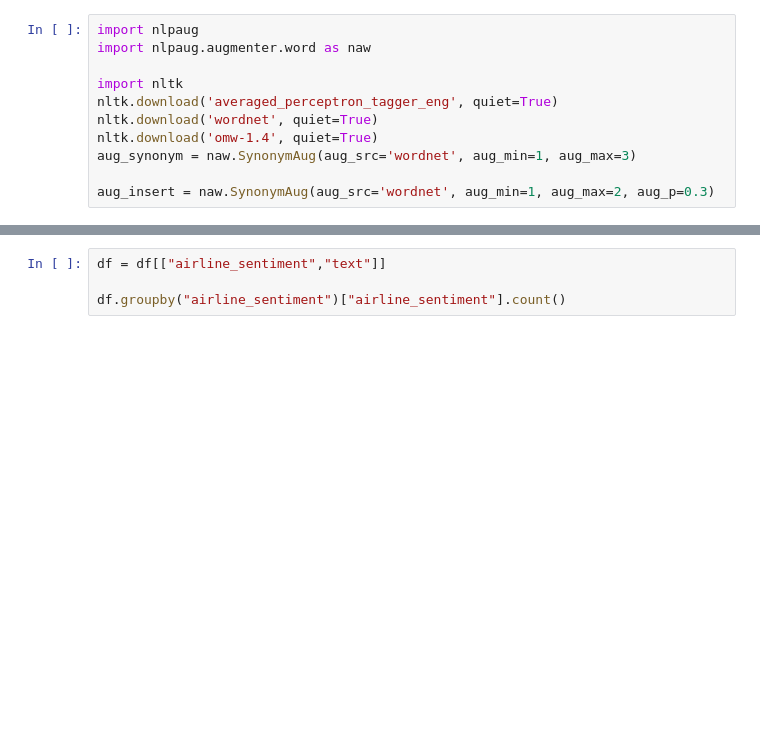
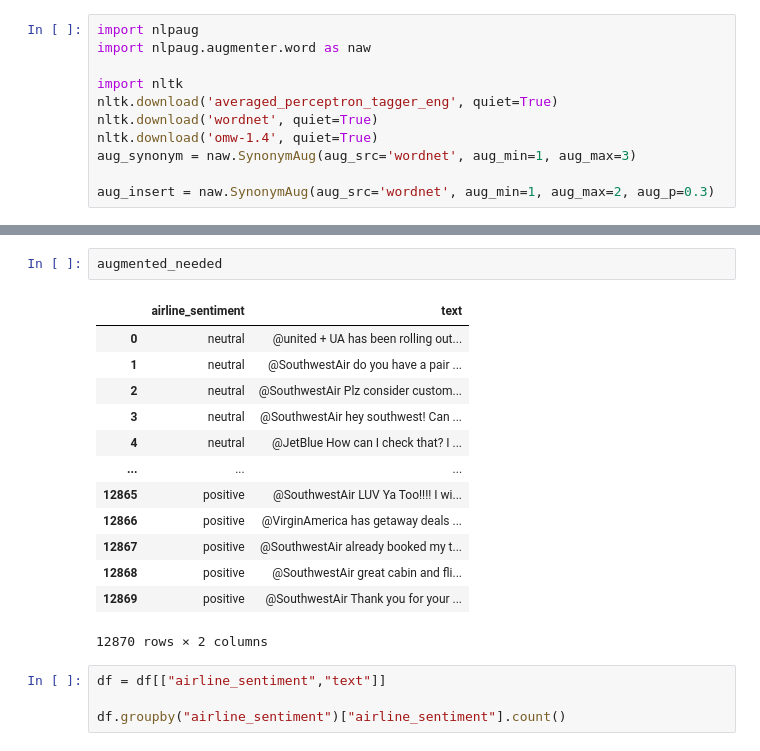
Before and after one commit to zakariaelkahri/AeroStream-Analytics, a Jupyter notebook: notebook/2_aug_imb.ipynb, the cells around one changed output, grey strips where cells are left out. Cells and saved outputs as stored; diff of their text form; blank space fills up the shorter version.

```diff
--- a/notebook/2_aug_imb.ipynb
+++ b/notebook/2_aug_imb.ipynb
@@ -107,3 +110,19 @@ Augmentation targets:
+# %%
+augmented_needed
+# %% [output]
+|  | airline_sentiment | text |
+| 0 | neutral | @united + UA has been rolling out... |
+| 1 | neutral | @SouthwestAir do you have a pair ... |
+| 2 | neutral | @SouthwestAir Plz consider custom... |
+| 3 | neutral | @SouthwestAir hey southwest! Can ... |
+| 4 | neutral | @JetBlue How can I check that? I ... |
+| ... | ... | ... |
+| 12865 | positive | @SouthwestAir LUV Ya Too!!!! I wi... |
+| 12866 | positive | @VirginAmerica has getaway deals ... |
+| 12867 | positive | @SouthwestAir already booked my t... |
+| 12868 | positive | @SouthwestAir great cabin and fli... |
+| 12869 | positive | @SouthwestAir Thank you for your ... |
+12870 rows × 2 columns
 # %%
 df = df[["airline_sentiment","text"]]
 
```
Also changed, not shown: parts of 3 cells of this notebook, 3 other files.
